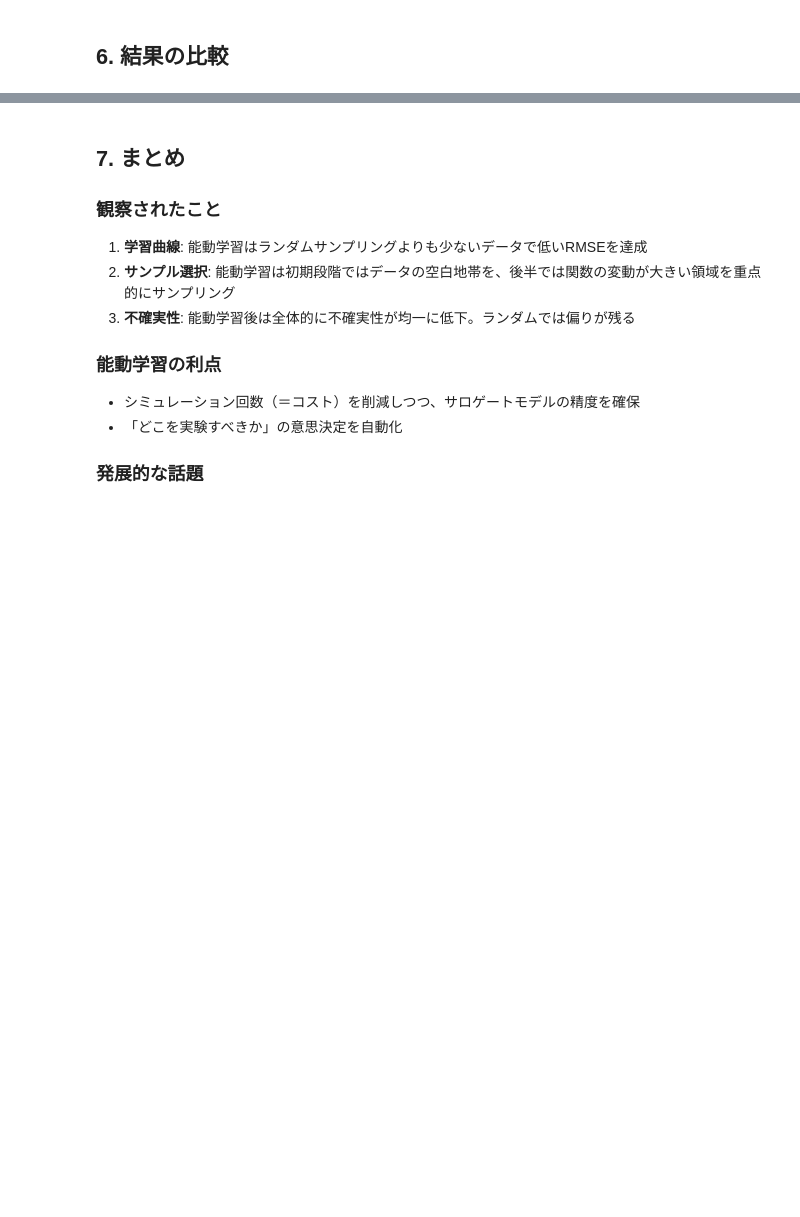
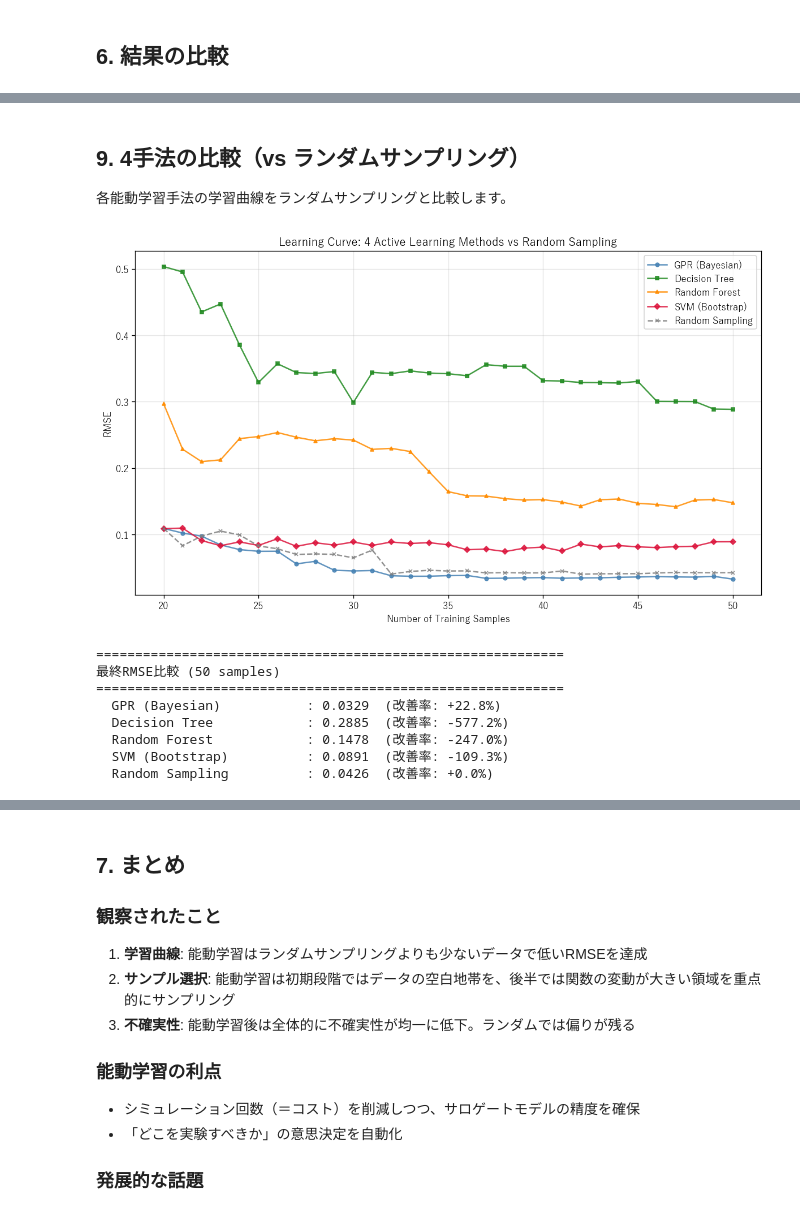
Before and after one commit to AkihisaHasebe/65.active_learning, a Jupyter notebook: active_learning_demo.ipynb, the cells around one changed output, grey strips where cells are left out. Saved outputs shown, nothing was run; the diff lists cells and outputs as text; code cells hidden in the pictures; blank space fills up the shorter version.

```diff
--- a/active_learning_demo.ipynb
+++ b/active_learning_demo.ipynb
@@ -398,0 +593,45 @@ plt.show()
+# %% [markdown]
+## 9. 4手法の比較（vs ランダムサンプリング）
+
+各能動学習手法の学習曲線をランダムサンプリングと比較します。
+# %%
+fig, ax = plt.subplots(figsize=(10, 6))
+
+method_plots = [
+    (al_result,   "GPR (Bayesian)",   "o-",  "steelblue"),
+    (dt_result,   "Decision Tree",    "s-",  "forestgreen"),
+    (rf_result,   "Random Forest",    "^-",  "darkorange"),
+    (svr_result,  "SVM (Bootstrap)",  "D-",  "crimson"),
+    (rand_result, "Random Sampling",  "x--", "gray"),
+]
+
+for result, label, marker, color in method_plots:
+    ax.plot(n_samples, result["rmse_history"], marker,
+            label=label, color=color, markersize=4, alpha=0.85)
+
+ax.set_xlabel("Number of Training Samples")
+ax.set_ylabel("RMSE")
+ax.set_title("Learning Curve: 4 Active Learning Methods vs Random Sampling")
+ax.legend()
+ax.grid(True, alpha=0.3)
+plt.tight_layout()
+plt.show()
+
+print(f"\n{'':=<60}")
+print(f"最終RMSE比較 ({n_samples[-1]} samples)")
+print(f"{'':=<60}")
+rand_final = rand_result["rmse_history"][-1]
+for result, label, _, _ in method_plots:
+    final = result["rmse_history"][-1]
+    imp   = (1 - final / rand_final) * 100
+    print(f"  {label:<25}: {final:.4f}  (改善率: {imp:+.1f}%)")
+# %% [output]
+[figure, added]
+============================================================
+最終RMSE比較 (50 samples)
+============================================================
+  GPR (Bayesian)           : 0.0329  (改善率: +22.8%)
+  Decision Tree            : 0.2885  (改善率: -577.2%)
+  Random Forest            : 0.1478  (改善率: -247.0%)
+  SVM (Bootstrap)          : 0.0891  (改善率: -109.3%)
+  Random Sampling          : 0.0426  (改善率: +0.0%)
```
Also changed, not shown: parts of 18 cells of this notebook.
